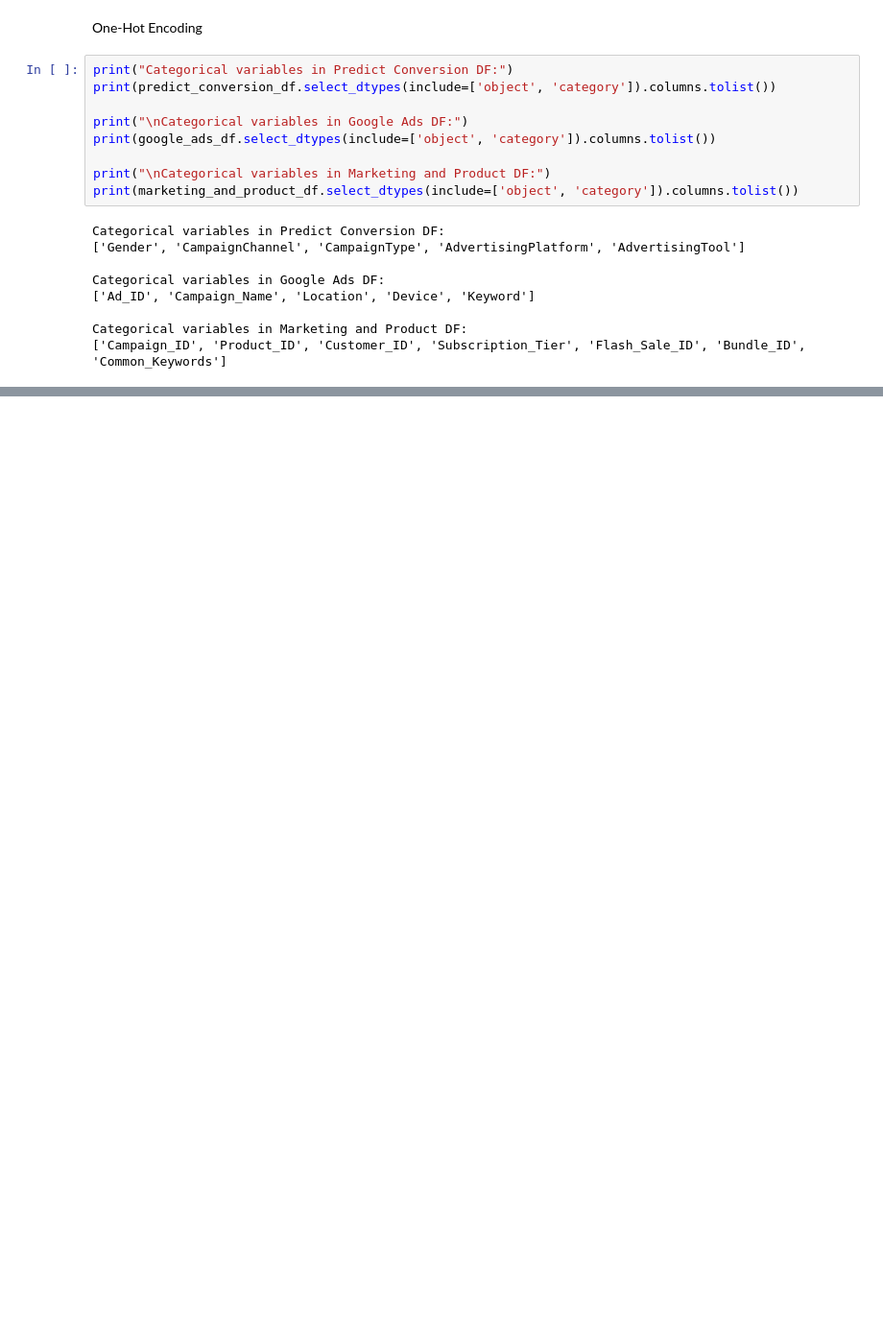
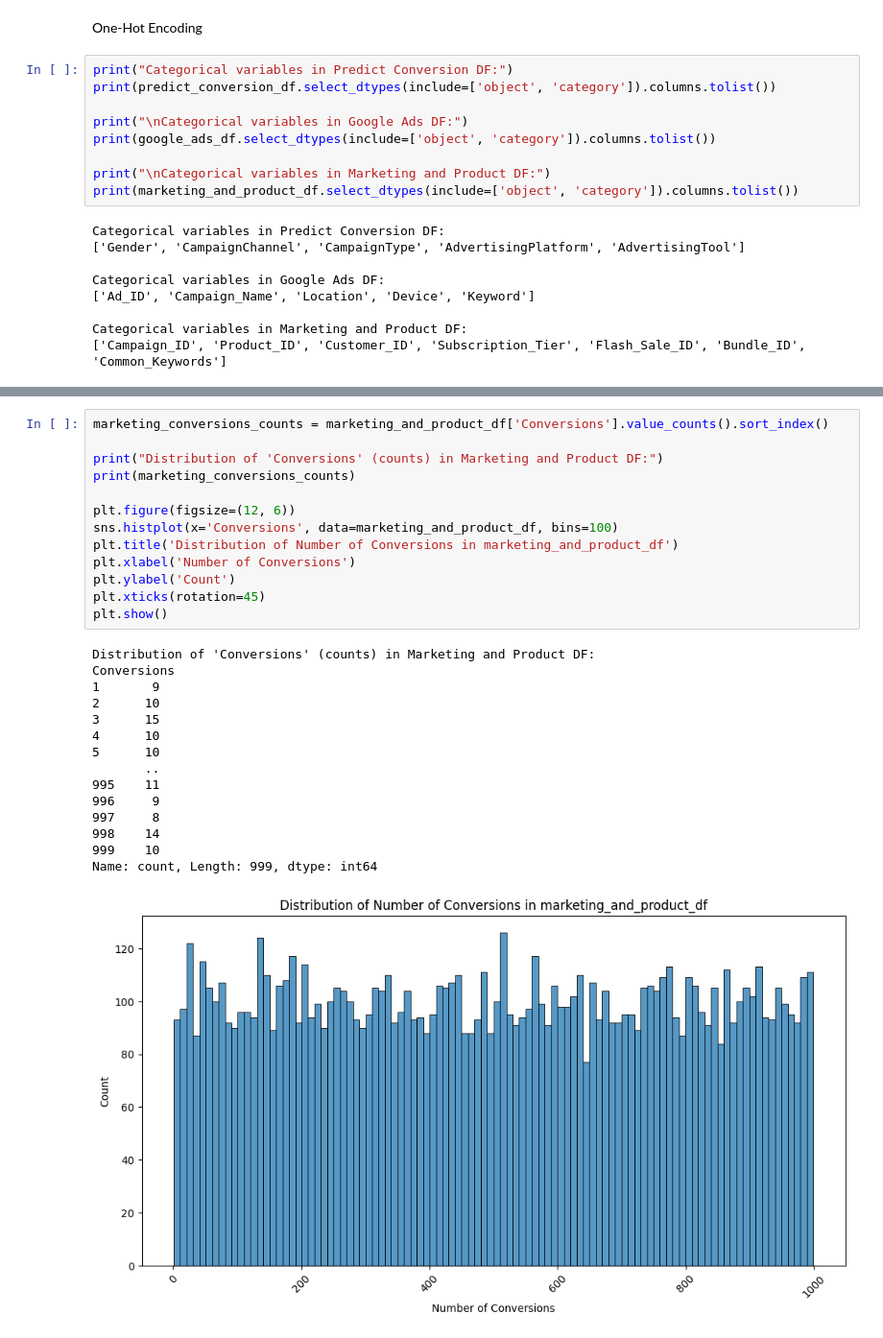
Before and after one commit to aqds-hub/Learning, a Jupyter notebook: Milestone-3-ModB2/Milestone 3.ipynb, the cells around one changed output, grey strips where cells are left out. Shown at 96% size. Drawn from its saved outputs; the diff is of its cells as text; blank space fills up the shorter version.

```diff
--- a/Milestone-3-ModB2/Milestone 3.ipynb
+++ b/Milestone-3-ModB2/Milestone 3.ipynb
@@ -308,0 +512,29 @@ marketing_and_product_df.head()
+# %%
+marketing_conversions_counts = marketing_and_product_df['Conversions'].value_counts().sort_index()
+
+print("Distribution of 'Conversions' (counts) in Marketing and Product DF:")
+print(marketing_conversions_counts)
+
+plt.figure(figsize=(12, 6))
+sns.histplot(x='Conversions', data=marketing_and_product_df, bins=100)
+plt.title('Distribution of Number of Conversions in marketing_and_product_df')
+plt.xlabel('Number of Conversions')
+plt.ylabel('Count')
+plt.xticks(rotation=45)
+plt.show()
+# %% [output]
+Distribution of 'Conversions' (counts) in Marketing and Product DF:
+Conversions
+1       9
+2      10
+3      15
+4      10
+5      10
+       ..
+995    11
+996     9
+997     8
+998    14
+999    10
+Name: count, Length: 999, dtype: int64
+[figure, added]
```
Also changed, not shown: parts of 18 cells of this notebook.
